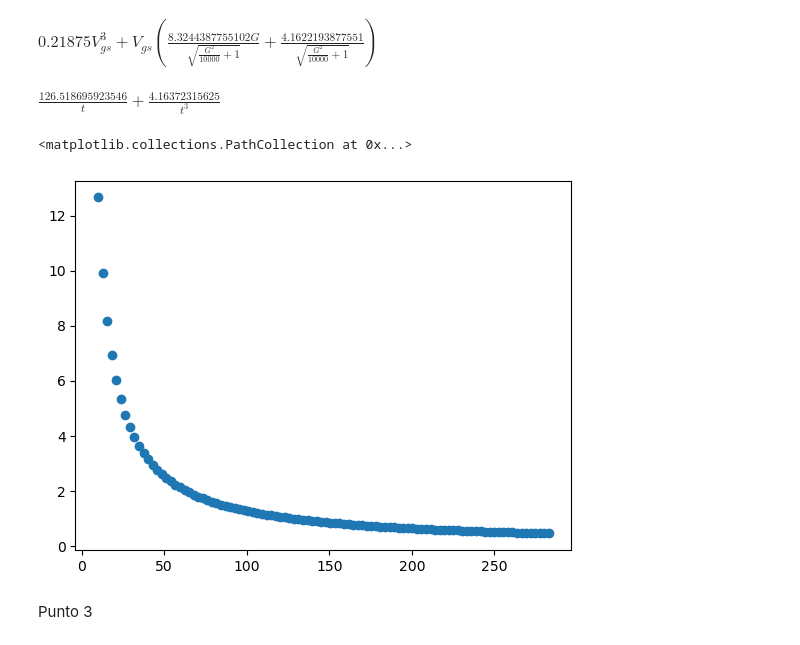
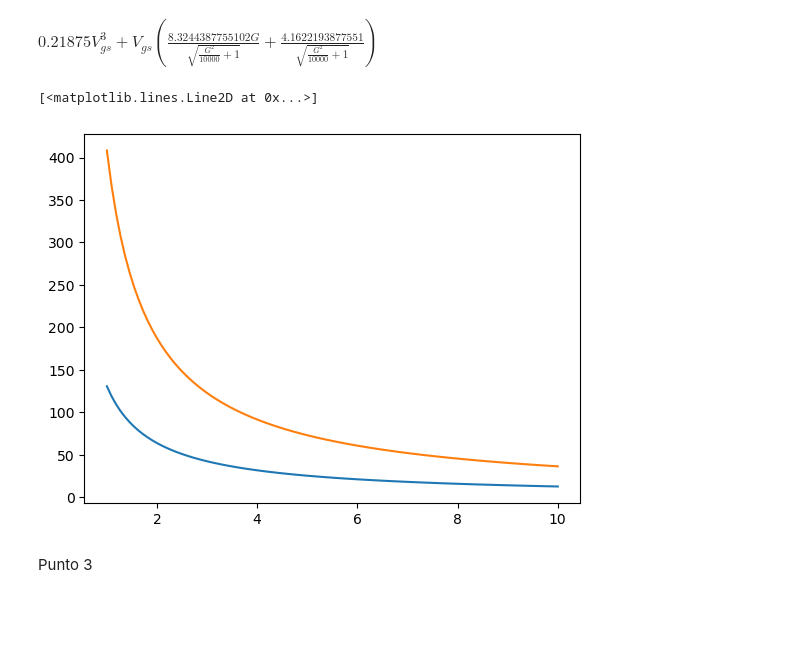
Before and after one commit to QuantumPower4/JuanGuzman-JhonAlex-HerraCompu-202302, a Jupyter notebook: Proyecto/Proyecto_JuanGuzman_JhonMontealegre.ipynb, the cells around one changed output. Cells and saved outputs as stored; diff of their text form; code cells hidden in the pictures; blank space fills up the shorter version.

```diff
--- a/Proyecto/Proyecto_JuanGuzman_JhonMontealegre.ipynb
+++ b/Proyecto/Proyecto_JuanGuzman_JhonMontealegre.ipynb
@@ -11,5 +9,5 @@ Matplotlib is building the font cache; this may take a moment.
 # %% [markdown]
 Punto 1
 # %%
-Loss_dt, g, W, G, C_rr, AC_d, rho, V_gs, V_hw = sym.symbols("Loss_dt, g, W, G, C_rr, AC_d, rho, V_gs, V_hw",real=True)
+Loss_dt, g, W, G, C_rr, AC_d, rho, V_gs, V_hw = sym.symbols("Loss_dt, g, W, G, C_rr, AC_d, rho, V_gs, V_hw")
 # %%
@@ -37,23 +35,36 @@ $\displaystyle 0.21875 V_{gs}^{3} + V_{gs} \left(\frac{8.3244387755102 G}{\sqrt{
 # %%
 puertos = pd.read_excel("data\puertos.xlsx")
 primera_grafica = puertos.loc[puertos["Primera gráfica\nÚltimo dígito 1er estudiante"]==1].reset_index()
+segunda_grafica = puertos.loc[puertos["Segunda gráfica\nÚltimo dígito 2do estudiante"]==9].reset_index()
 # %%
 x,t =sym.symbols("x,t")
+
 pendiente_1 = primera_grafica["Pendiente promedio [%]"][0]
 distancia_1 = primera_grafica["Distancia [km]"][0]
 tiempo_1 = primera_grafica["Mejor tiempo registrado en Strava [min]"][0]*60
-Pleggs = Pleggs.subs([[G,pendiente_1],[V_gs,x/t]])
-Pleggs = Pleggs.subs(x,distancia_1)
-Pleggs
+
+pendiente_2 = segunda_grafica["Pendiente promedio [%]"][0]
+distancia_2 = segunda_grafica["Distancia [km]"][0]
+tiempo_2 = segunda_grafica["Mejor tiempo registrado en Strava [min]"][0]*60
+
+
+Pleggs1 = Pleggs.subs([[G,pendiente_1],[V_gs,x/t]])
+Pleggs1 = Pleggs1.subs(x,distancia_1)
+
+Pleggs2 = Pleggs.subs([[G,pendiente_2],[V_gs,x/t]])
+Pleggs2 = Pleggs2.subs(x,distancia_2)
-# %% [output]
-$\displaystyle \frac{126.518695923546}{t} + \frac{4.16372315625}{t^{3}}$
-# %%
-tiempos = np.linspace(10,tiempo_1,100)
-P_leggs = sym.lambdify(t,Pleggs)
-plt.scatter(tiempos,P_leggs(tiempos))
-# %% [output]
-<matplotlib.collections.PathCollection at 0x...>
-[figure, removed]
+# %%
+tiempos1 = np.linspace(1,10,100)
+tiempos2 = np.linspace(1,10,100)
+
+P_leggs1 = sym.lambdify(t,Pleggs1)
+P_leggs2 = sym.lambdify(t,Pleggs2)
+
+plt.plot(tiempos1,P_leggs1(tiempos1))
+plt.plot(tiempos2,P_leggs2(tiempos2))
+# %% [output]
+[<matplotlib.lines.Line2D at 0x...>]
+[figure, added]
 # %% [markdown]
 Punto 3
 # %%
```
Also changed, not shown: parts of 10 cells of this notebook.
